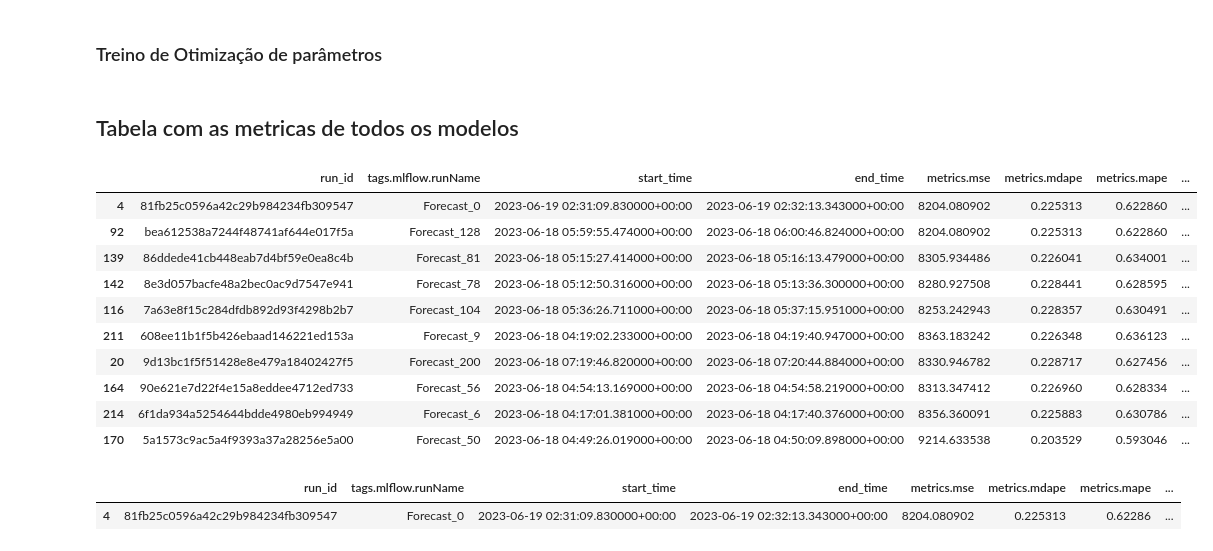
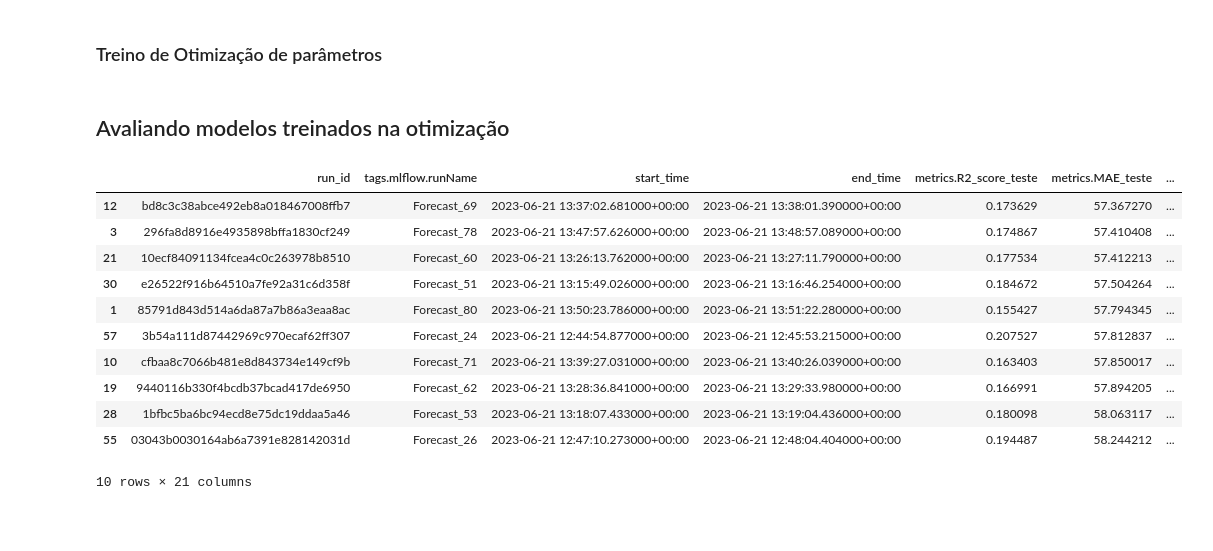
Before and after one commit to Padawanh/ForecastSales, a Jupyter notebook: notebooks/Forecast_de_Vendas_MLFlow.ipynb, the cells around one changed output. Cells and saved outputs as stored; diff of their text form; code cells hidden in the pictures; blank space fills up the shorter version.

Commit message:
Analyzing metrics of optimization models

```diff
--- a/notebooks/Forecast_de_Vendas_MLFlow.ipynb
+++ b/notebooks/Forecast_de_Vendas_MLFlow.ipynb
@@ -714,40 +725,34 @@ for i in range(len(all_params)):
         fig.savefig(figPath, dpi=150)
         mlflow.log_artifact(figPath)
         mlflow.end_run()
-# %% [markdown]
-## Tabela com as metricas de todos os modelos
+# %% [markdown]
+## Avaliando modelos treinados na otimização
 # %%
-experiment_id = "1"
-#run_id = "1"
 
-metrics_exp = mlflow.search_runs(
-    experiment_ids=experiment_id,
-    run_view_type=mlflow.entities.ViewType.ALL,
-    #run_ids=[run_id],
-)
+df_exp = pd.DataFrame(
+            mlflow.search_runs(experiment_ids="1",
+            run_view_type=mlflow.entities.ViewType.ALL)
+            )
 
-df_exp = pd.DataFrame(metrics_exp)
 Top10_Models = df_exp[['run_id','tags.mlflow.runName','start_time',
-       'end_time', 'metrics.mse', 'metrics.mdape', 'metrics.mape',
-       'metrics.rmse', 'metrics.coverage', 'metrics.mae', 'metrics.smape',
-       'params.changepoint_range','params.seasonality_prior_scale', 'params.yearly_seasonality', 'params.daily_seasonality',
-       'params.weekly_seasonality', 'params.changepoint_prior_scale']].sort_values('metrics.mae').head(10)
+                        'end_time','metrics.R2_score_teste','metrics.MAE_teste','metrics.mae',
+                        'metrics.MSE_teste','metrics.mse','metrics.RMSE_teste', 'metrics.rmse',
+                        'metrics.mdape', 'metrics.mape', 'metrics.coverage', 'metrics.smape',
+                        'params.changepoint_range','params.seasonality_prior_scale',
+                        'params.yearly_seasonality', 'params.daily_seasonality',
+                        'params.weekly_seasonality', 'params.changepoint_prior_scale']].sort_values('metrics.MAE_teste').head(10)
 
 Top10_Models
 # %% [output]
-|  | run_id | tags.mlflow.runName | start_time | end_time | metrics.mse | metrics.mdape | metrics.mape | ... |
-| 4 | 81fb25c0596a42c29b984234fb309547 | Forecast_0 | 2023-06-19 02:31:09.830000+00:00 | 2023-06-19 02:32:13.343000+00:00 | 8204.080902 | 0.225313 | 0.622860 | ... |
-| 92 | bea612538a7244f48741af644e017f5a | Forecast_128 | 2023-06-18 05:59:55.474000+00:00 | 2023-06-18 06:00:46.824000+00:00 | 8204.080902 | 0.225313 | 0.622860 | ... |
-| 139 | 86ddede41cb448eab7d4bf59e0ea8c4b | Forecast_81 | 2023-06-18 05:15:27.414000+00:00 | 2023-06-18 05:16:13.479000+00:00 | 8305.934486 | 0.226041 | 0.634001 | ... |
-| 142 | 8e3d057bacfe48a2bec0ac9d7547e941 | Forecast_78 | 2023-06-18 05:12:50.316000+00:00 | 2023-06-18 05:13:36.300000+00:00 | 8280.927508 | 0.228441 | 0.628595 | ... |
-| 116 | 7a63e8f15c284dfdb892d93f4298b2b7 | Forecast_104 | 2023-06-18 05:36:26.711000+00:00 | 2023-06-18 05:37:15.951000+00:00 | 8253.242943 | 0.228357 | 0.630491 | ... |
-| 211 | 608ee11b1f5b426ebaad146221ed153a | Forecast_9 | 2023-06-18 04:19:02.233000+00:00 | 2023-06-18 04:19:40.947000+00:00 | 8363.183242 | 0.226348 | 0.636123 | ... |
-| 20 | 9d13bc1f5f51428e8e479a18402427f5 | Forecast_200 | 2023-06-18 07:19:46.820000+00:00 | 2023-06-18 07:20:44.884000+00:00 | 8330.946782 | 0.228717 | 0.627456 | ... |
-| 164 | 90e621e7d22f4e15a8eddee4712ed733 | Forecast_56 | 2023-06-18 04:54:13.169000+00:00 | 2023-06-18 04:54:58.219000+00:00 | 8313.347412 | 0.226960 | 0.628334 | ... |
-| 214 | 6f1da934a5254644bdde4980eb994949 | Forecast_6 | 2023-06-18 04:17:01.381000+00:00 | 2023-06-18 04:17:40.376000+00:00 | 8356.360091 | 0.225883 | 0.630786 | ... |
-| 170 | 5a1573c9ac5a4f9393a37a28256e5a00 | Forecast_50 | 2023-06-18 04:49:26.019000+00:00 | 2023-06-18 04:50:09.898000+00:00 | 9214.633538 | 0.203529 | 0.593046 | ... |
+|  | run_id | tags.mlflow.runName | start_time | end_time | metrics.R2_score_teste | metrics.MAE_teste | ... |
+| 12 | bd8c3c38abce492eb8a018467008ffb7 | Forecast_69 | 2023-06-21 13:37:02.681000+00:00 | 2023-06-21 13:38:01.390000+00:00 | 0.173629 | 57.367270 | ... |
+| 3 | 296fa8d8916e4935898bffa1830cf249 | Forecast_78 | 2023-06-21 13:47:57.626000+00:00 | 2023-06-21 13:48:57.089000+00:00 | 0.174867 | 57.410408 | ... |
+| 21 | 10ecf84091134fcea4c0c263978b8510 | Forecast_60 | 2023-06-21 13:26:13.762000+00:00 | 2023-06-21 13:27:11.790000+00:00 | 0.177534 | 57.412213 | ... |
+| 30 | e26522f916b64510a7fe92a31c6d358f | Forecast_51 | 2023-06-21 13:15:49.026000+00:00 | 2023-06-21 13:16:46.254000+00:00 | 0.184672 | 57.504264 | ... |
+| 1 | 85791d843d514a6da87a7b86a3eaa8ac | Forecast_80 | 2023-06-21 13:50:23.786000+00:00 | 2023-06-21 13:51:22.280000+00:00 | 0.155427 | 57.794345 | ... |
+| 57 | 3b54a111d87442969c970ecaf62ff307 | Forecast_24 | 2023-06-21 12:44:54.877000+00:00 | 2023-06-21 12:45:53.215000+00:00 | 0.207527 | 57.812837 | ... |
+| 10 | cfbaa8c7066b481e8d843734e149cf9b | Forecast_71 | 2023-06-21 13:39:27.031000+00:00 | 2023-06-21 13:40:26.039000+00:00 | 0.163403 | 57.850017 | ... |
+| 19 | 9440116b330f4bcdb37bcad417de6950 | Forecast_62 | 2023-06-21 13:28:36.841000+00:00 | 2023-06-21 13:29:33.980000+00:00 | 0.166991 | 57.894205 | ... |
+| 28 | 1bfbc5ba6bc94ecd8e75dc19ddaa5a46 | Forecast_53 | 2023-06-21 13:18:07.433000+00:00 | 2023-06-21 13:19:04.436000+00:00 | 0.180098 | 58.063117 | ... |
+| 55 | 03043b0030164ab6a7391e828142031d | Forecast_26 | 2023-06-21 12:47:10.273000+00:00 | 2023-06-21 12:48:04.404000+00:00 | 0.194487 | 58.244212 | ... |
+10 rows × 21 columns
-# %%
-Top10_Models[0:1]
-# %% [output]
-|  | run_id | tags.mlflow.runName | start_time | end_time | metrics.mse | metrics.mdape | metrics.mape | ... |
-| 4 | 81fb25c0596a42c29b984234fb309547 | Forecast_0 | 2023-06-19 02:31:09.830000+00:00 | 2023-06-19 02:32:13.343000+00:00 | 8204.080902 | 0.225313 | 0.62286 | ... |
```
Also changed, not shown: parts of 4 cells of this notebook.
